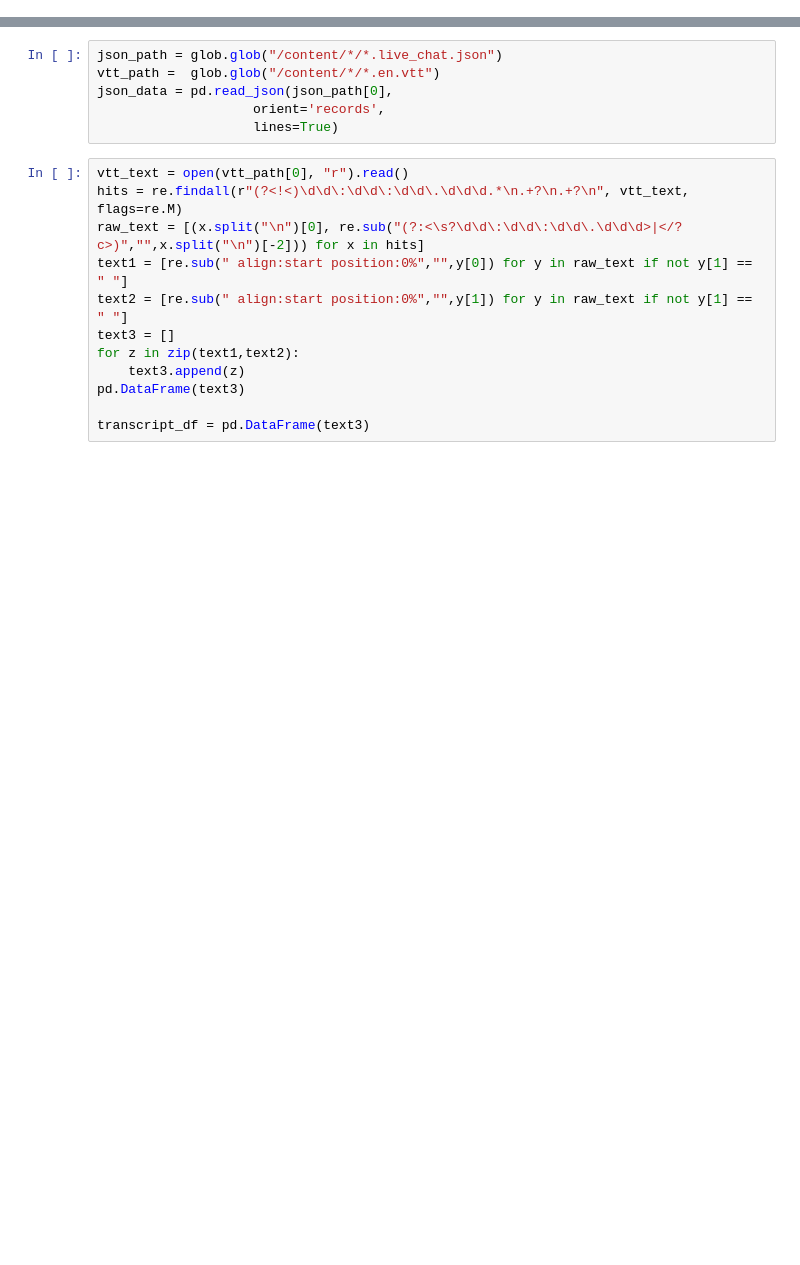
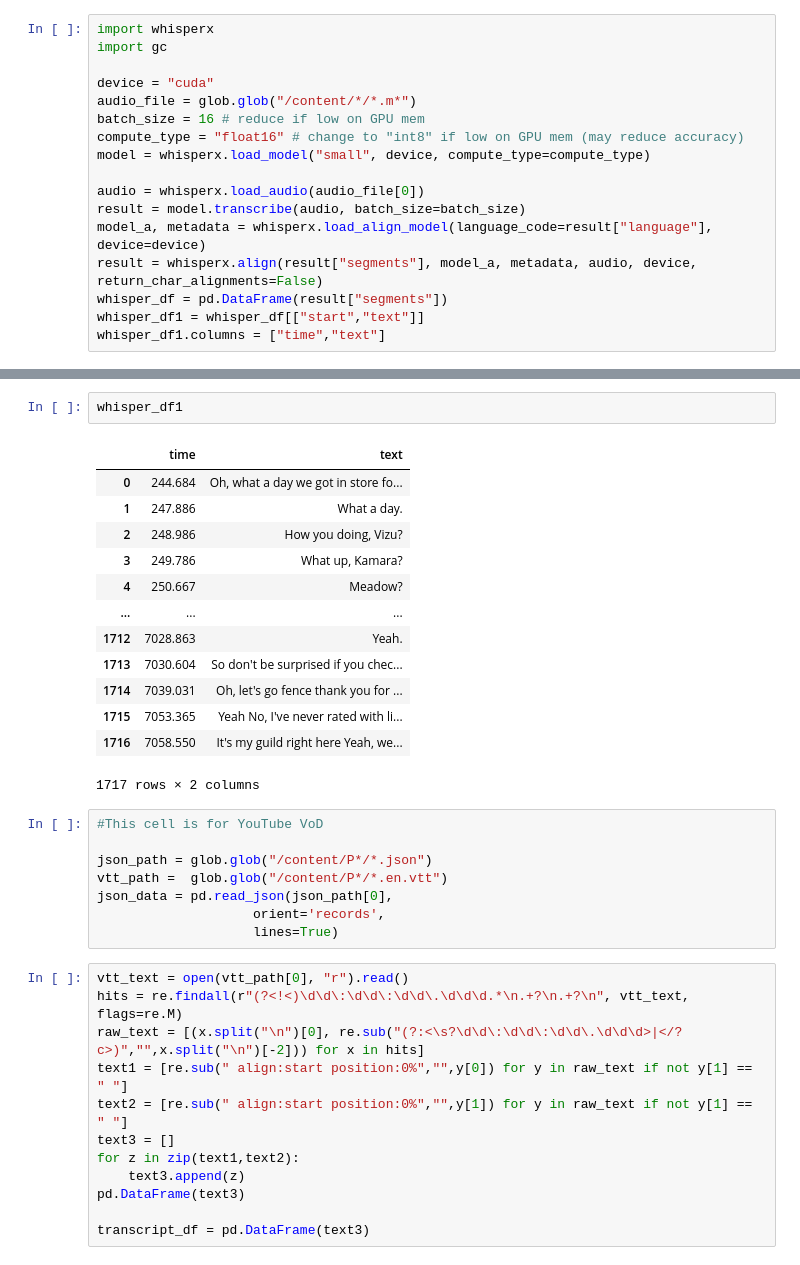
Before and after one commit to stcoats/VoD_toolkit, a Jupyter notebook: VoD_toolkit_v1.ipynb, the cells around one changed output, grey strips where cells are left out. Drawn from its saved outputs; the diff is of its cells as text; blank space fills up the shorter version.

```diff
--- a/VoD_toolkit_v1.ipynb
+++ b/VoD_toolkit_v1.ipynb
@@ -68,0 +215,17 @@ Deleting existing file /content/PewDiePie/20240322--cUUuRK3Rm4k--First Stream In
+# %%
+import whisperx
+import gc
+
+device = "cuda"
+audio_file = glob.glob("/content/*/*.m*")
+batch_size = 16 # reduce if low on GPU mem
+compute_type = "float16" # change to "int8" if low on GPU mem (may reduce accuracy)
+model = whisperx.load_model("small", device, compute_type=compute_type)
+
+audio = whisperx.load_audio(audio_file[0])
+result = model.transcribe(audio, batch_size=batch_size)
+model_a, metadata = whisperx.load_align_model(language_code=result["language"], device=device)
+result = whisperx.align(result["segments"], model_a, metadata, audio, device, return_char_alignments=False)
+whisper_df = pd.DataFrame(result["segments"])
+whisper_df1 = whisper_df[["start","text"]]
+whisper_df1.columns = ["time","text"]
@@ -69,6 +239,24 @@ Deleting existing file /content/PewDiePie/20240322--cUUuRK3Rm4k--First Stream In
+# %%
+whisper_df1
+# %% [output]
+|  | time | text |
+| 0 | 244.684 | Oh, what a day we got in store fo... |
+| 1 | 247.886 | What a day. |
+| 2 | 248.986 | How you doing, Vizu? |
+| 3 | 249.786 | What up, Kamara? |
+| 4 | 250.667 | Meadow? |
+| ... | ... | ... |
+| 1712 | 7028.863 | Yeah. |
+| 1713 | 7030.604 | So don't be surprised if you chec... |
+| 1714 | 7039.031 | Oh, let's go fence thank you for ... |
+| 1715 | 7053.365 | Yeah No, I've never rated with li... |
+| 1716 | 7058.550 | It's my guild right here Yeah, we... |
+1717 rows × 2 columns
 # %%
-json_path = glob.glob("/content/*/*.live_chat.json")
-vtt_path =  glob.glob("/content/*/*.en.vtt")
+#This cell is for YouTube VoD
+
+json_path = glob.glob("/content/P*/*.json")
+vtt_path =  glob.glob("/content/P*/*.en.vtt")
 json_data = pd.read_json(json_path[0],
                     orient='records',
                     lines=True)
```
Also changed, not shown: parts of 22 cells of this notebook.
